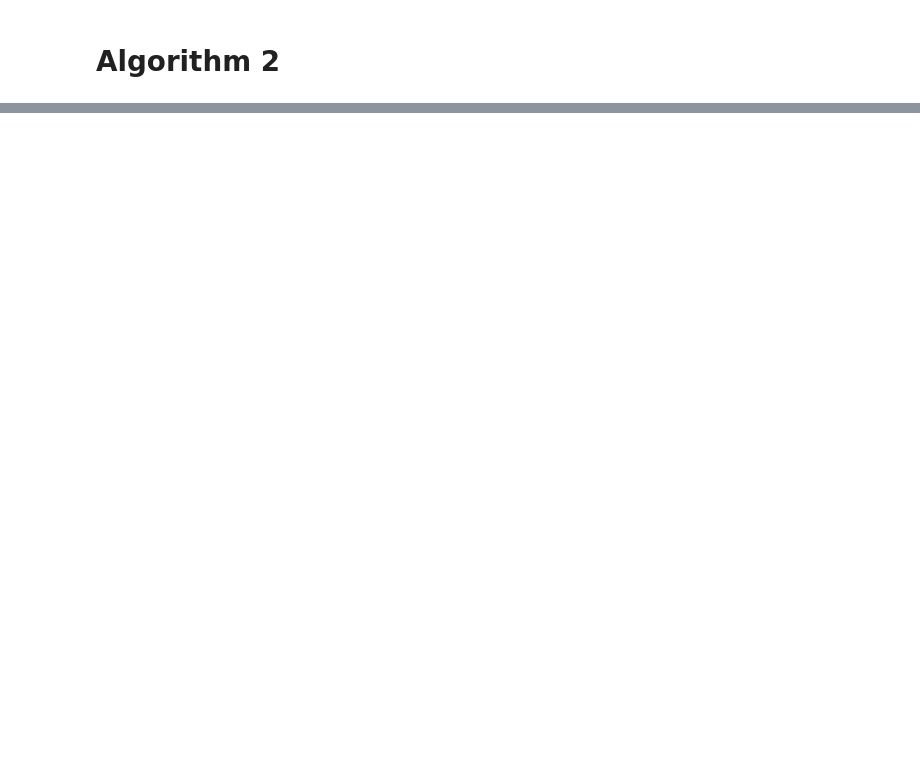
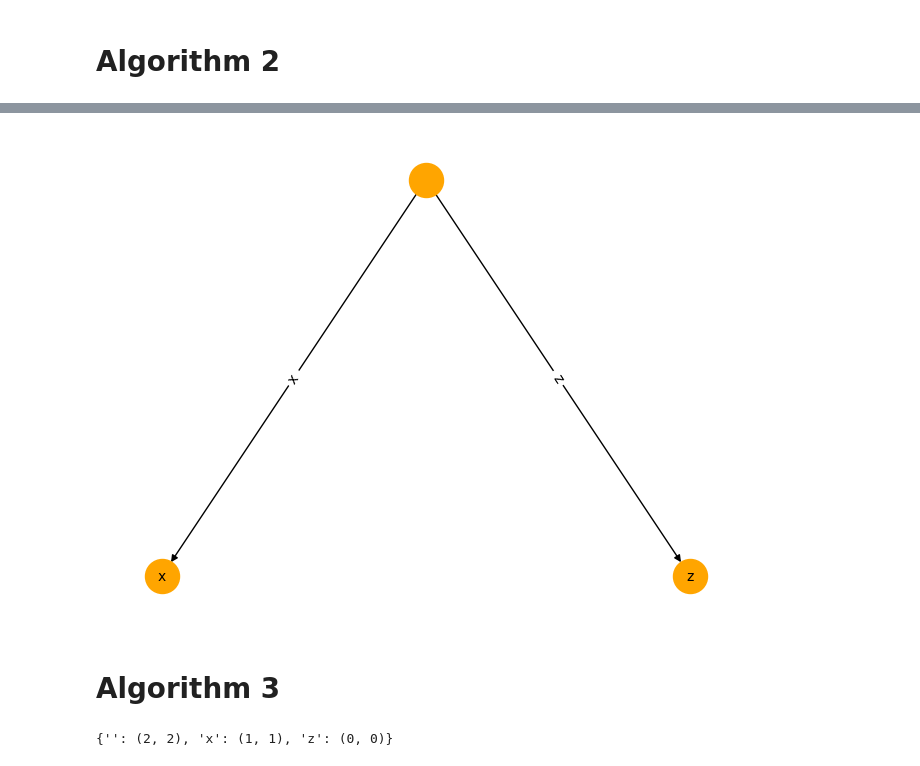
Before and after one commit to UCL-CCS/ferrmion, a Jupyter notebook: docs/source/notebooks/hatt.ipynb, the cells around one changed output, grey strips where cells are left out. Saved outputs shown, nothing was run; the diff lists cells and outputs as text; code cells hidden in the pictures; blank space fills up the shorter version.

Commit message:
start explainer notebook with algorithm 2

```diff
--- a/docs/source/notebooks/hatt.ipynb
+++ b/docs/source/notebooks/hatt.ipynb
@@ -253,0 +188,7 @@ root.branch_majorana_indices
+# %%
+from ferrmion.visualise import draw_tt
+draw_tt(root)
+# %% [output]
+[figure, added]
+# %% [markdown]
+# Algorithm 3
@@ -253,0 +339,4 @@ root.branch_majorana_indices
+# %%
+hatt.enumeration_scheme
+# %% [output]
+{'': (2, 2), 'x': (1, 1), 'z': (0, 0)}
```
Also changed, not shown: parts of 12 cells of this notebook, 4 other files.
